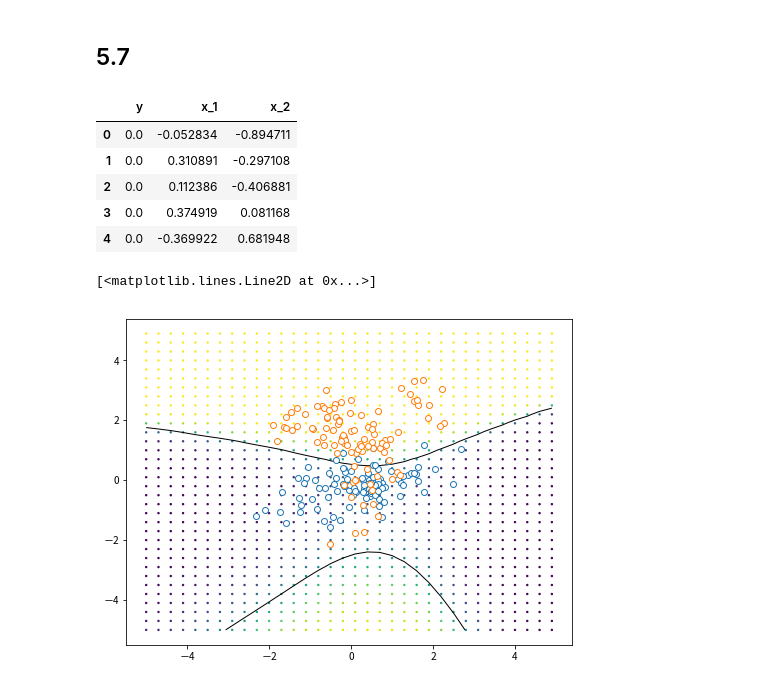
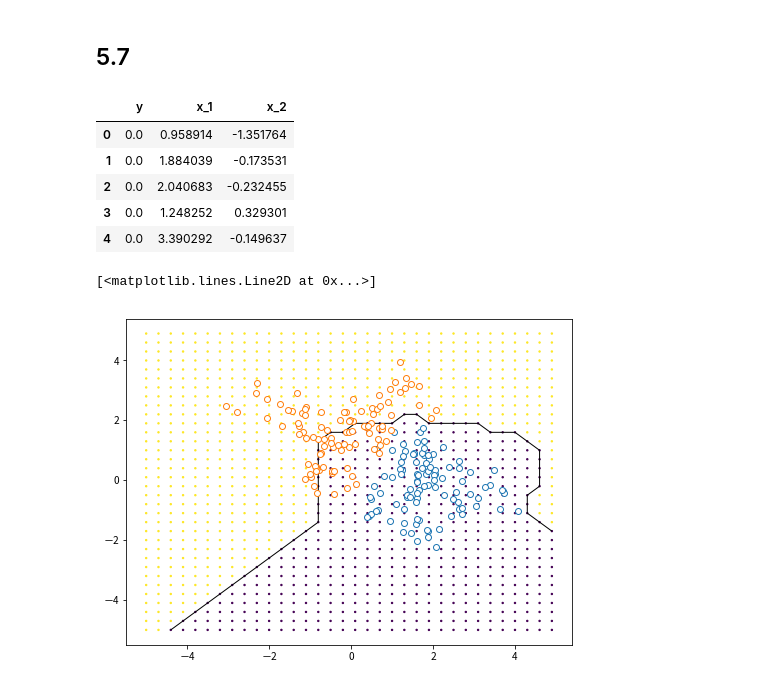
Before and after one commit to sorashido/esl-learn, a Jupyter notebook: chapter5.ipynb, the cells around one changed output. Saved outputs shown, nothing was run; the diff lists cells and outputs as text; code cells hidden in the pictures.

```diff
--- a/chapter5.ipynb
+++ b/chapter5.ipynb
@@ -446,8 +446,8 @@ plt.scatter(x_fem, y_fem, c='C1', s=5)
 # %%
 sample_size = 100
 # Parameters for mean distributions
-mean_blue = [1, 0]
-mean_orange = [0, 1]
+mean_blue = [2, 0]
+mean_orange = [0, 2]
 mean_cov = scipy.eye(2)
 mean_size = 10
 
@@ -479,35 +479,35 @@ df_sample = pd.DataFrame(data_x, data_y, columns=['x_1','x_2']).reset_index().re
 df_sample.head()
 # %% [output]
 |  | y | x_1 | x_2 |
-| 0 | 0.0 | -0.052834 | -0.894711 |
-| 1 | 0.0 | 0.310891 | -0.297108 |
-| 2 | 0.0 | 0.112386 | -0.406881 |
-| 3 | 0.0 | 0.374919 | 0.081168 |
-| 4 | 0.0 | -0.369922 | 0.681948 |
+| 0 | 0.0 | 0.958914 | -1.351764 |
+| 1 | 0.0 | 1.884039 | -0.173531 |
+| 2 | 0.0 | 2.040683 | -0.232455 |
+| 3 | 0.0 | 1.248252 | 0.329301 |
+| 4 | 0.0 | 3.390292 | -0.149637 |
 # %%
 # 加法的自然スプライン，各軸4自由度
 model = ['cr(x_1, df=4)', 'cr(x_2, df=4)']
 y, X = patsy.dmatrices('y ~ '+model[0]+'+'+model[1], df_sample, return_type = 'dataframe')
 
 logreg = LogisticRegression(C=1e8)
 logreg.fit(X, y)
 y_pred_logreg = logreg.predict(X)
 
 xx, yy = np.mgrid[-5:5:0.3, -5:5:0.3]
 grid = np.c_[xx.ravel(), yy.ravel()]
 df_grid = pd.DataFrame(grid, columns=['x_1','x_2'])
 X = patsy.dmatrix(model[0]+'+'+model[1], df_grid, return_type = 'dataframe')
-probs = logreg.predict_proba(X)[:, 1].reshape(xx.shape)
+probs = logreg.predict(X).reshape(xx.shape)
 
 f, ax = plt.subplots(figsize=(8, 6))
 plt.scatter(xx, yy, c=probs, s=2)
-plt.contour(xx, yy, probs, linewidths=1, levels=[0.5], colors='k',
+plt.contour(xx, yy, probs, linewidths=1, levels=[0], colors='k',
                       vmin=0, vmax=1)
 plt.plot(sample_blue[:, 0], sample_blue[:, 1],'o',color='white', markeredgecolor='C0')
 plt.plot(sample_orange[:, 0], sample_orange[:, 1],'o',color='white', markeredgecolor='C1')
 # %% [output]
 [<matplotlib.lines.Line2D at 0x...>]
-[figure, old version]
+[figure, new version]
 # %%
 # tensor product
 model = ['te(cr(x_1, df=4), cr(x_2, df=4))']
```
Also changed, not shown: parts of 4 cells of this notebook.
